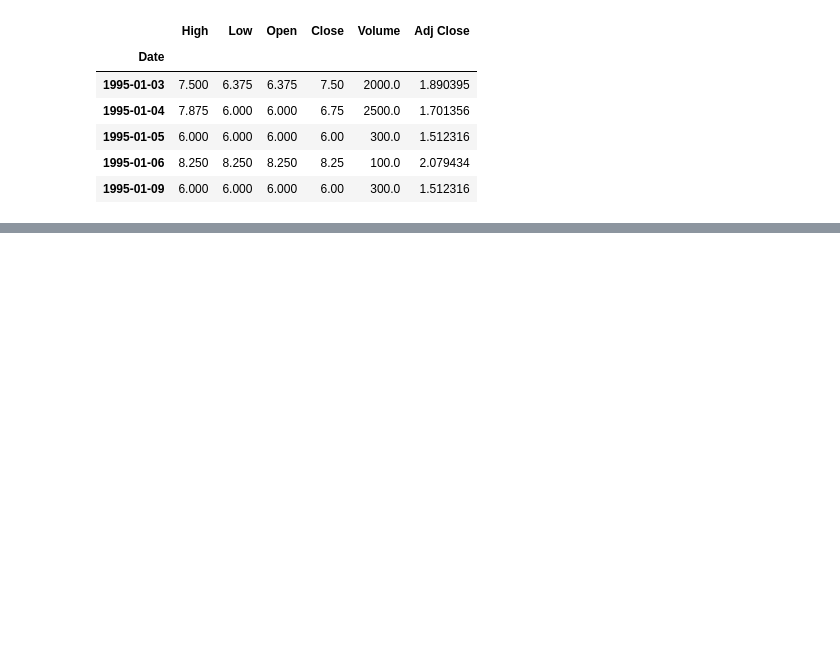
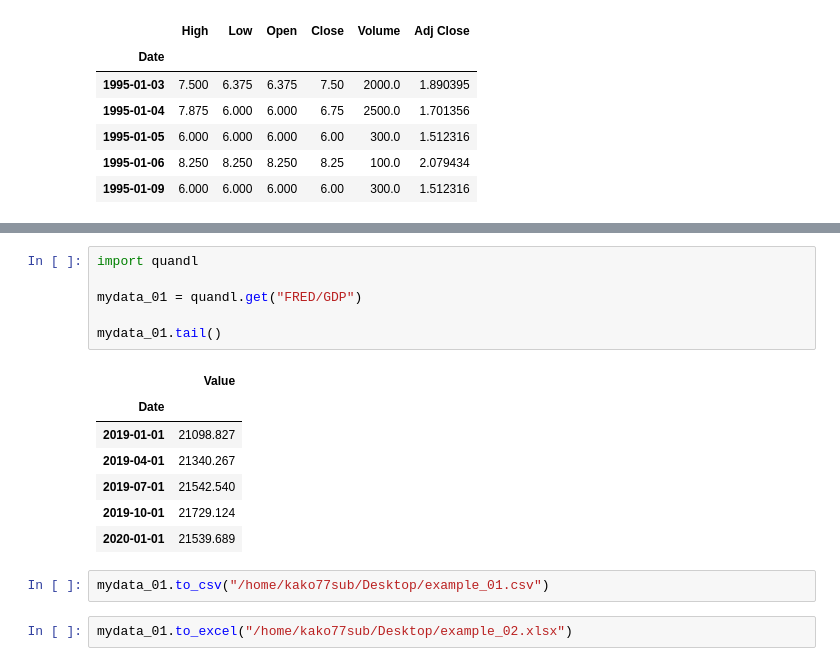
Before and after one commit to vinicius77/py_projects, a Jupyter notebook: Python for Finances/Exercises1/exercises.ipynb, the cells around one changed output, grey strips where cells are left out. Drawn from its saved outputs; the diff is of its cells as text; blank space fills up the shorter version.

```diff
--- a/Python for Finances/Exercises1/exercises.ipynb
+++ b/Python for Finances/Exercises1/exercises.ipynb
@@ -104,0 +136,18 @@ plt.show()
+# %%
+import quandl
+
+mydata_01 = quandl.get("FRED/GDP")
+
+mydata_01.tail()
+# %% [output]
+|  | Value |
+| Date |  |
+| 2019-01-01 | 21098.827 |
+| 2019-04-01 | 21340.267 |
+| 2019-07-01 | 21542.540 |
+| 2019-10-01 | 21729.124 |
+| 2020-01-01 | 21539.689 |
+# %%
+mydata_01.to_csv("/home/kako77sub/Desktop/example_01.csv")
+# %%
+mydata_01.to_excel("/home/kako77sub/Desktop/example_02.xlsx")
```
Also changed, not shown: parts of 5 cells of this notebook, 6 other files.
